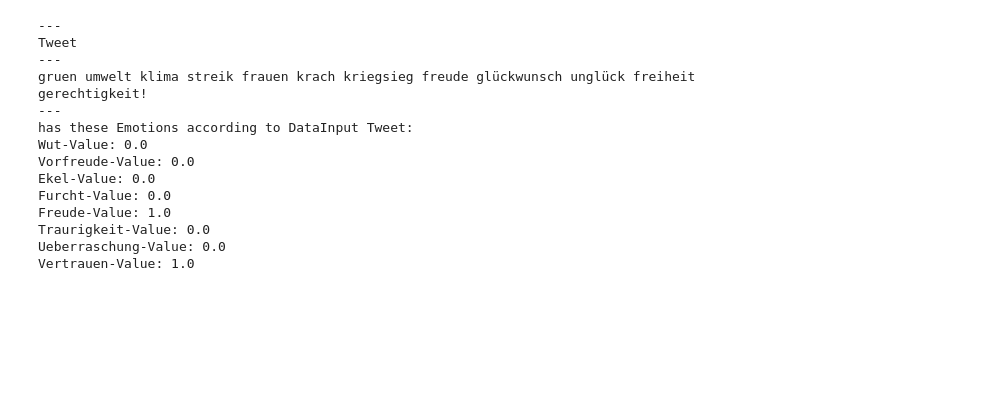
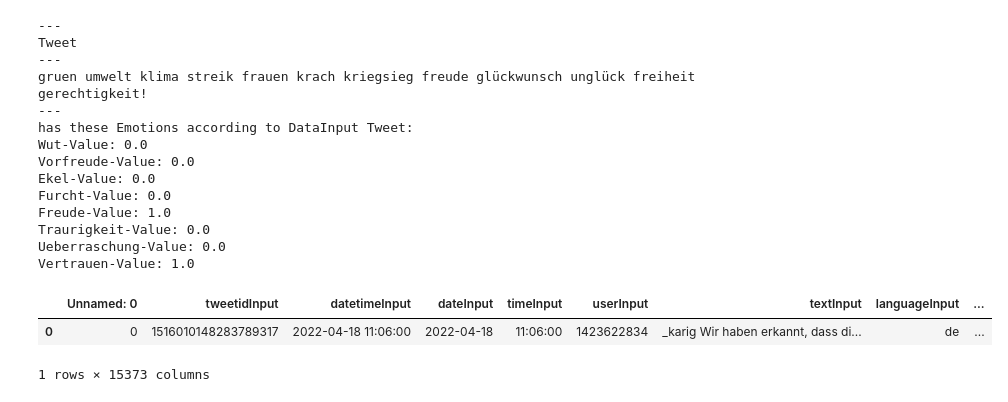
Before and after one commit to TFL-Fau/ML4B-SS22, a Jupyter notebook: ML_Algo.ipynb, the cells around one changed output. Cells and saved outputs as stored; diff of their text form; code cells hidden in the pictures; blank space fills up the shorter version.

```diff
--- a/ML_Algo.ipynb
+++ b/ML_Algo.ipynb
@@ -467,3 +467,10 @@ Freude-Value: 1.0
 Traurigkeit-Value: 0.0
 Ueberraschung-Value: 0.0
 Vertrauen-Value: 1.0
+# %%
+vd = pd.read_csv("vectorizedDataframesmall")
+vd.drop(0)
+# %% [output]
+|  | Unnamed: 0 | tweetidInput | datetimeInput | dateInput | timeInput | userInput | textInput | languageInput | ... |
+| 0 | 0 | 1516010148283789317 | 2022-04-18 11:06:00 | 2022-04-18 | 11:06:00 | 1423622834 | _karig Wir haben erkannt, dass di... | de | ... |
+1 rows × 15373 columns
```
Also changed, not shown: 1 other file.
